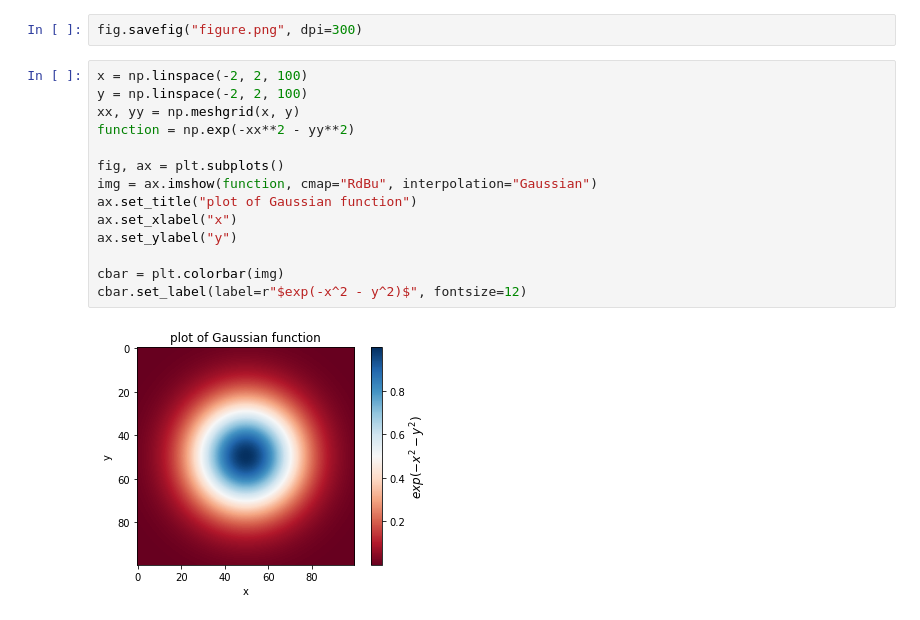
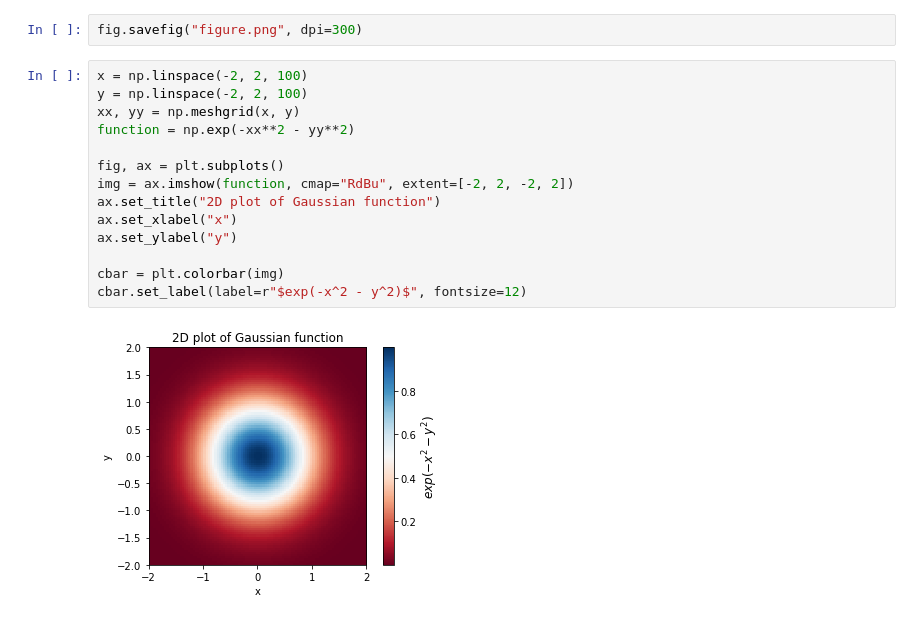
Before and after one commit to valenpe7/numerical_methods, a Jupyter notebook: lectures/01-introduction.ipynb, the cells around one changed output. Saved outputs shown, nothing was run; the diff lists cells and outputs as text.

```diff
--- a/lectures/01-introduction.ipynb
+++ b/lectures/01-introduction.ipynb
@@ -347,16 +360,16 @@ fig.savefig("figure.png", dpi=300)
 # %%
 x = np.linspace(-2, 2, 100)
 y = np.linspace(-2, 2, 100)
 xx, yy = np.meshgrid(x, y)
 function = np.exp(-xx**2 - yy**2)
 
 fig, ax = plt.subplots()
-img = ax.imshow(function, cmap="RdBu", interpolation="Gaussian")
-ax.set_title("plot of Gaussian function")
+img = ax.imshow(function, cmap="RdBu", extent=[-2, 2, -2, 2])
+ax.set_title("2D plot of Gaussian function")
 ax.set_xlabel("x")
 ax.set_ylabel("y")
 
 cbar = plt.colorbar(img)
 cbar.set_label(label=r"$exp(-x^2 - y^2)$", fontsize=12)
 # %% [output]
-[figure, old version]
+[figure, new version]
```
Also changed, not shown: parts of 12 cells of this notebook, 2 other files.
